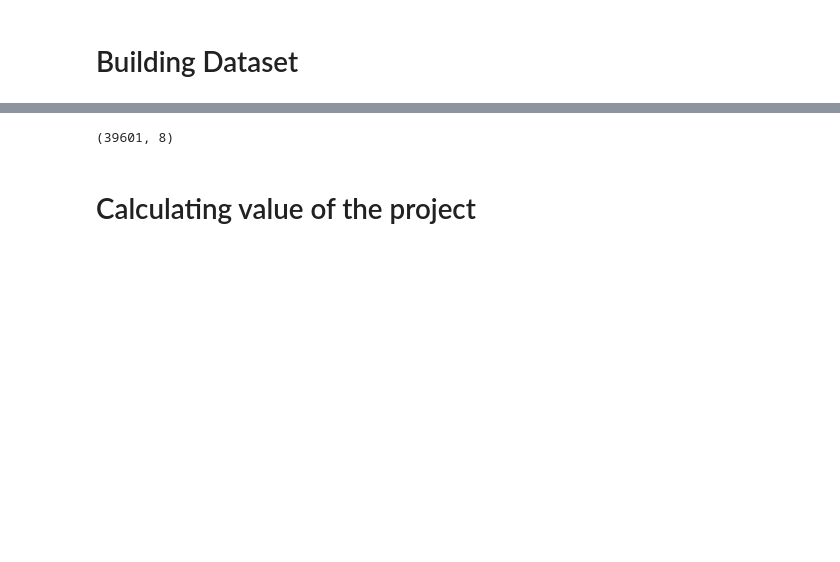
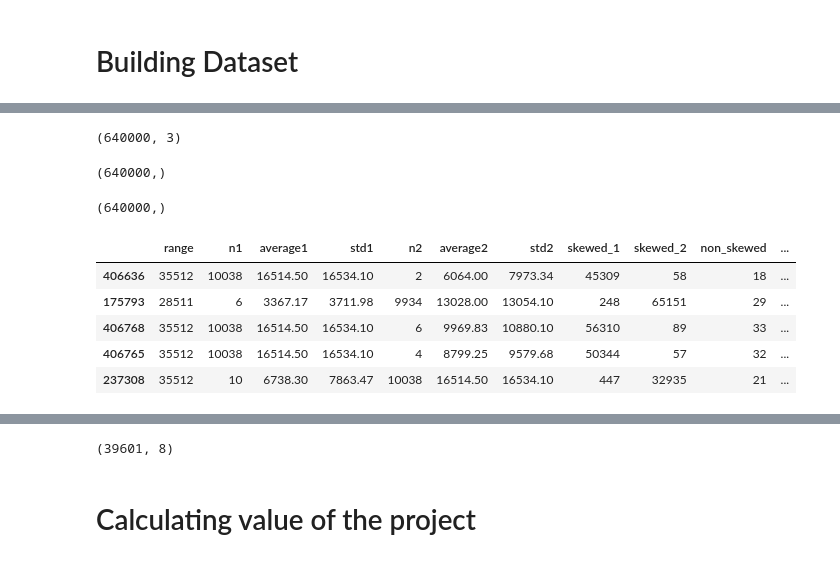
Before and after one commit to piotte13/AI-for-Set-Operations, a Jupyter notebook: Machine Learning/ML Benchmarks.ipynb, the cells around one changed output, grey strips where cells are left out. Saved outputs shown, nothing was run; the diff lists cells and outputs as text; code cells hidden in the pictures; blank space fills up the shorter version.

```diff
--- a/Machine Learning/ML Benchmarks.ipynb
+++ b/Machine Learning/ML Benchmarks.ipynb
@@ -59,0 +36,4 @@ cy.shape
+# %%
+get_ys().shape
+# %% [output]
+(640000, 3)
@@ -59,0 +43,4 @@ cy.shape
+# %%
+get_cy().shape
+# %% [output]
+(640000,)
@@ -59,0 +50,16 @@ cy.shape
+# %%
+get_cyTimes().shape
+# %% [output]
+(640000,)
+# %%
+dataset = dataset.assign(gain=[float(max(a)) / min(a) for a in get_ys()])
+dataset = dataset[dataset.gain > 2]
+dataset = dataset.sort_values(by=['gain'], ascending=False)
+dataset.head()
+# %% [output]
+|  | range | n1 | average1 | std1 | n2 | average2 | std2 | skewed_1 | skewed_2 | non_skewed | ... |
+| 406636 | 35512 | 10038 | 16514.50 | 16534.10 | 2 | 6064.00 | 7973.34 | 45309 | 58 | 18 | ... |
+| 175793 | 28511 | 6 | 3367.17 | 3711.98 | 9934 | 13028.00 | 13054.10 | 248 | 65151 | 29 | ... |
+| 406768 | 35512 | 10038 | 16514.50 | 16534.10 | 6 | 9969.83 | 10880.10 | 56310 | 89 | 33 | ... |
+| 406765 | 35512 | 10038 | 16514.50 | 16534.10 | 4 | 8799.25 | 9579.68 | 50344 | 57 | 32 | ... |
+| 237308 | 35512 | 10 | 6738.30 | 7863.47 | 10038 | 16514.50 | 16534.10 | 447 | 32935 | 21 | ... |
```
Also changed, not shown: parts of 14 cells of this notebook, 9 other files.
